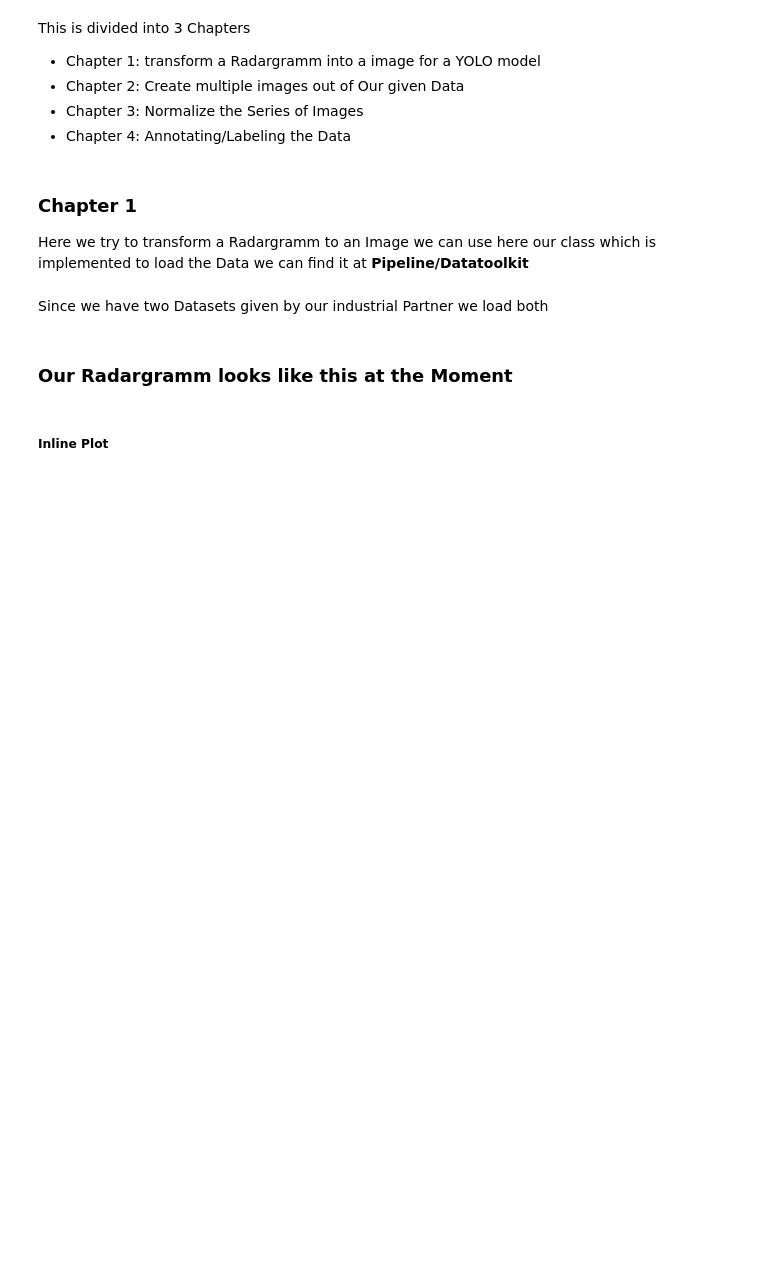
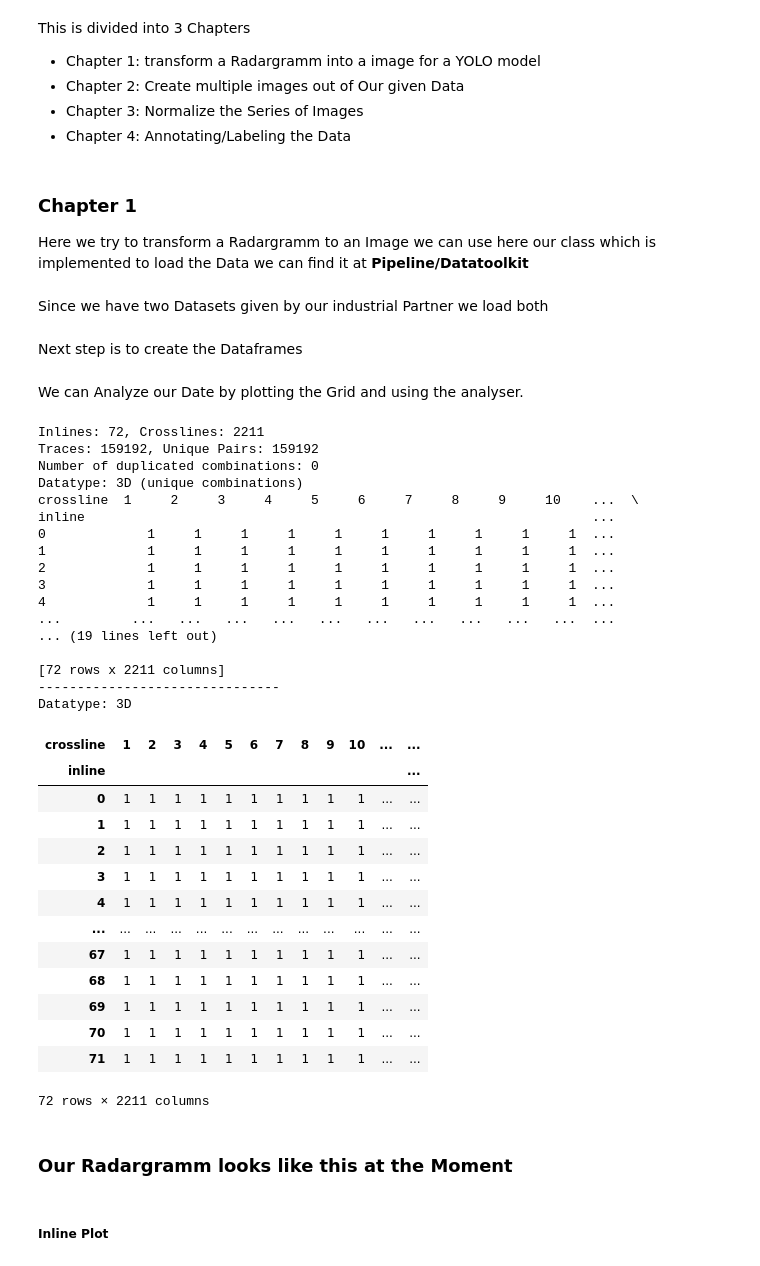
Before and after one commit to jogi96/PAINDGPR, a Jupyter notebook: Notebooks/2 Data_Preprocessing.ipynb, the cells around one changed output. Cells and saved outputs as stored; diff of their text form; code cells hidden in the pictures; blank space fills up the shorter version.

```diff
--- a/Notebooks/Data_Preprocessing_Radargramms.ipynb
+++ b/Notebooks/2 Data_Preprocessing.ipynb
@@ -33,0 +32,2 @@ df2 = dk2.create_df(file2)
+# %% [markdown]
+Next step is to create the Dataframes
@@ -34,3 +37,39 @@ df2 = dk2.create_df(file2)
+# %% [markdown]
+We can Analyze our Date by plotting the Grid and using the analyser.
+# %%
+dk1.analyse_datetype(df2, True)
+# %% [output]
+Inlines: 72, Crosslines: 2211
+Traces: 159192, Unique Pairs: 159192
+Number of duplicated combinations: 0
+Datatype: 3D (unique combinations)
+crossline  1     2     3     4     5     6     7     8     9     10    ...  \
+inline                                                                 ...
+0             1     1     1     1     1     1     1     1     1     1  ...
+1             1     1     1     1     1     1     1     1     1     1  ...
+2             1     1     1     1     1     1     1     1     1     1  ...
+3             1     1     1     1     1     1     1     1     1     1  ...
+4             1     1     1     1     1     1     1     1     1     1  ...
+...         ...   ...   ...   ...   ...   ...   ...   ...   ...   ...  ...
+... (19 lines left out)
+
+[72 rows x 2211 columns]
+-------------------------------
+Datatype: 3D
+| crossline | 1 | 2 | 3 | 4 | 5 | 6 | 7 | 8 | 9 | 10 | ... | ... |
+| inline |  |  |  |  |  |  |  |  |  |  |  | ... |
+| 0 | 1 | 1 | 1 | 1 | 1 | 1 | 1 | 1 | 1 | 1 | ... | ... |
+| 1 | 1 | 1 | 1 | 1 | 1 | 1 | 1 | 1 | 1 | 1 | ... | ... |
+| 2 | 1 | 1 | 1 | 1 | 1 | 1 | 1 | 1 | 1 | 1 | ... | ... |
+| 3 | 1 | 1 | 1 | 1 | 1 | 1 | 1 | 1 | 1 | 1 | ... | ... |
+| 4 | 1 | 1 | 1 | 1 | 1 | 1 | 1 | 1 | 1 | 1 | ... | ... |
+| ... | ... | ... | ... | ... | ... | ... | ... | ... | ... | ... | ... | ... |
+| 67 | 1 | 1 | 1 | 1 | 1 | 1 | 1 | 1 | 1 | 1 | ... | ... |
+| 68 | 1 | 1 | 1 | 1 | 1 | 1 | 1 | 1 | 1 | 1 | ... | ... |
+| 69 | 1 | 1 | 1 | 1 | 1 | 1 | 1 | 1 | 1 | 1 | ... | ... |
+| 70 | 1 | 1 | 1 | 1 | 1 | 1 | 1 | 1 | 1 | 1 | ... | ... |
+| 71 | 1 | 1 | 1 | 1 | 1 | 1 | 1 | 1 | 1 | 1 | ... | ... |
+72 rows × 2211 columns
 # %% [markdown]
 ### Our Radargramm looks like this at the Moment
 # %% [markdown]
```
Also changed, not shown: parts of 6 cells of this notebook, 2 other files.
